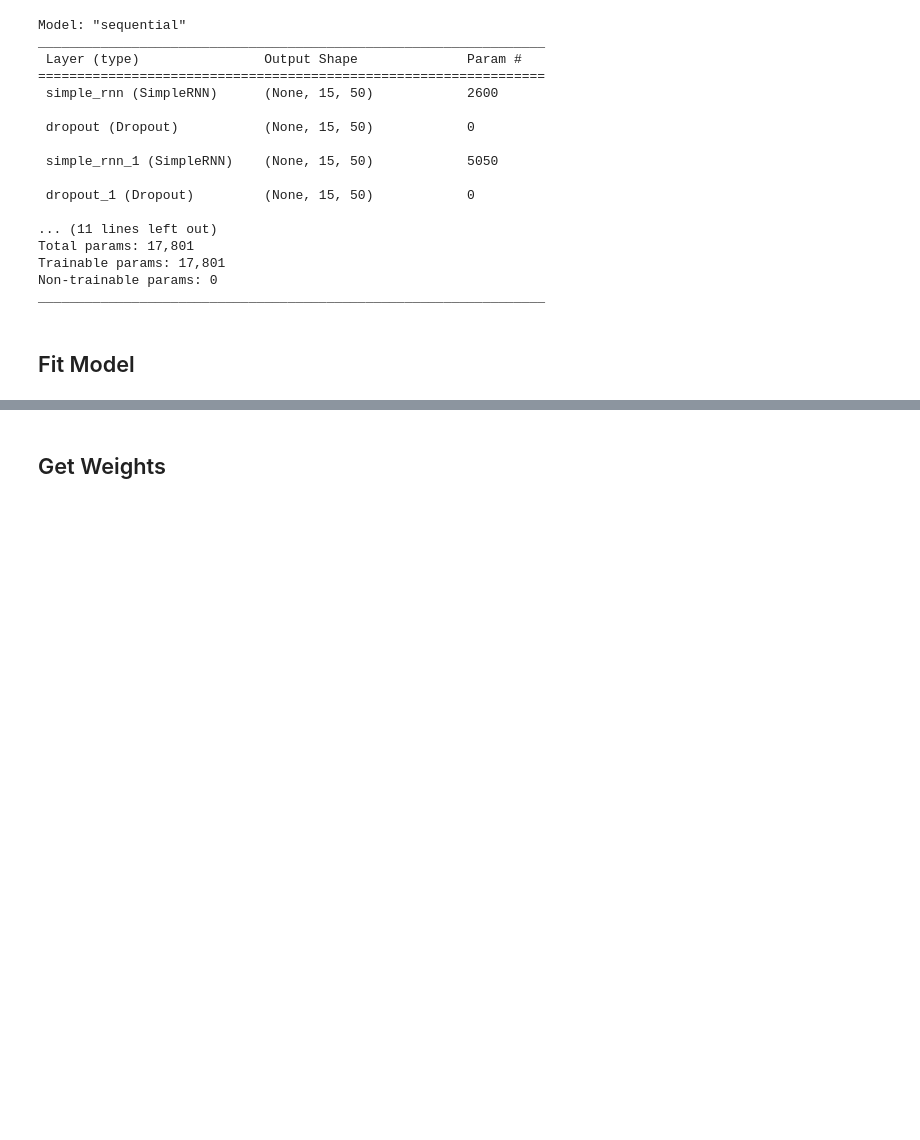
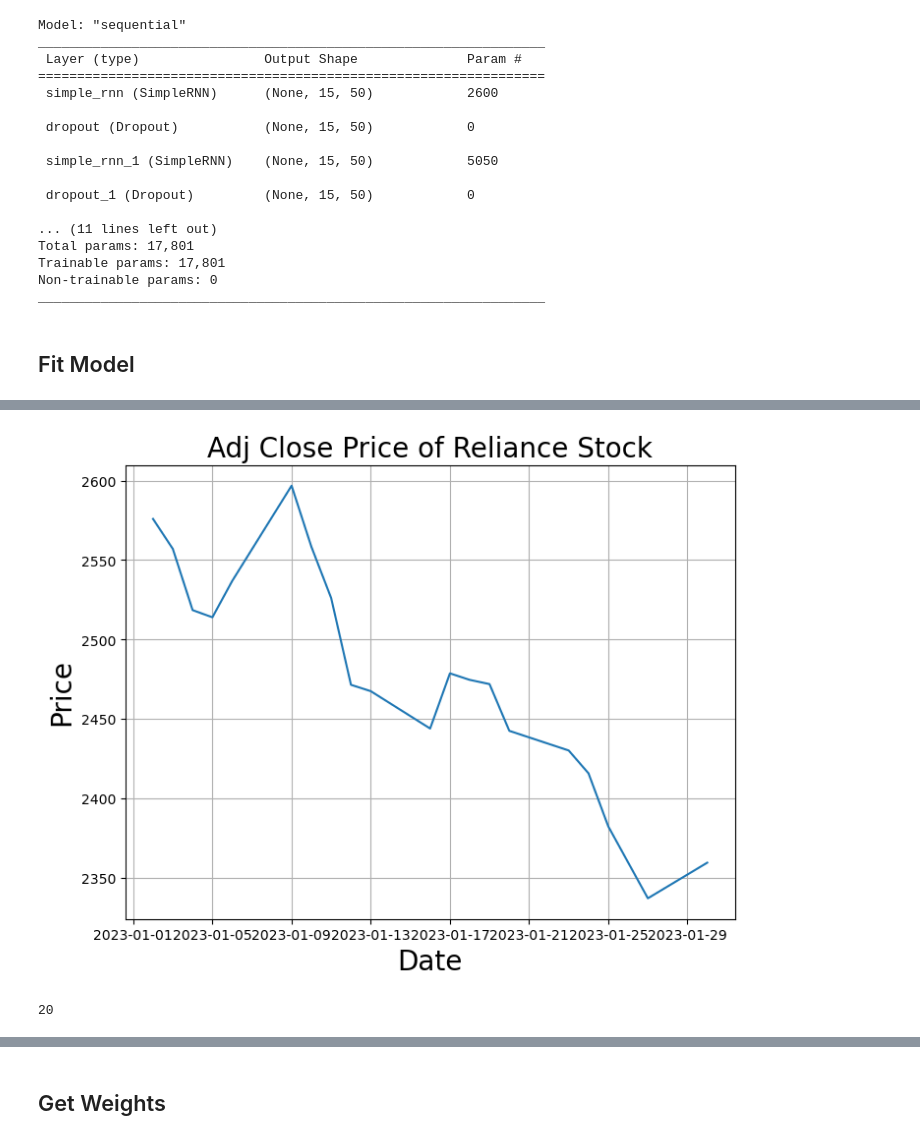
Before and after one commit to Snehbhandari/Thesis-Work, a Jupyter notebook: Code/weight_extraction_file1-Copy1-Graphs-Correcting Modularity Code - 3 layers - 50 neurons.ipynb, the cells around one changed output, grey strips where cells are left out. Saved outputs shown, nothing was run; the diff lists cells and outputs as text; code cells hidden in the pictures; blank space fills up the shorter version.

Commit message:
Test set added

```diff
--- a/Code/weight_extraction_file1-Copy1-Graphs-Correcting Modularity Code - 3 layers - 50 neurons.ipynb
+++ b/Code/weight_extraction_file1-Copy1-Graphs-Correcting Modularity Code - 3 layers - 50 neurons.ipynb
@@ -173,0 +179,10 @@ Epoch 100/100
+# %%
+df2 = pd.DataFrame()
+f2 = yf.download(tickers = "RELIANCE.NS",
+                       start = '2023-01-01',
+                       end = '2023-01-31',)
+
+#df = f[[("Adj Close", s) for s in list_of_stocks]]
+df2 = f2[["Adj Close"]]
+#df.columns = df.columns.droplevel(level=0)
+df2
@@ -173,0 +211,10 @@ Epoch 100/100
+# %%
+plt.figure(figsize=(8,6))
+plt.plot(df2)
+plt.xlabel("Date", fontsize = 20)
+plt.ylabel("Price", fontsize = 20)
+plt.title("Adj Close Price of Reliance Stock", fontsize = 20)
+plt.grid(True)
+plt.show()
+# %% [output]
+[figure, added]
@@ -173,0 +223,4 @@ Epoch 100/100
+# %%
+len(test_set_scaled)
+# %% [output]
+20
```
Also changed, not shown: parts of 20 cells of this notebook, 1 other file.
